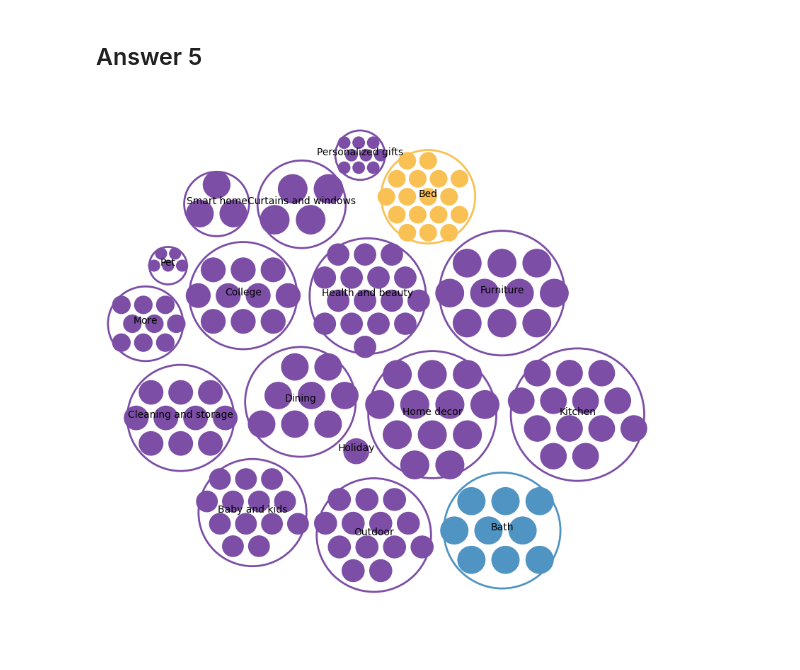
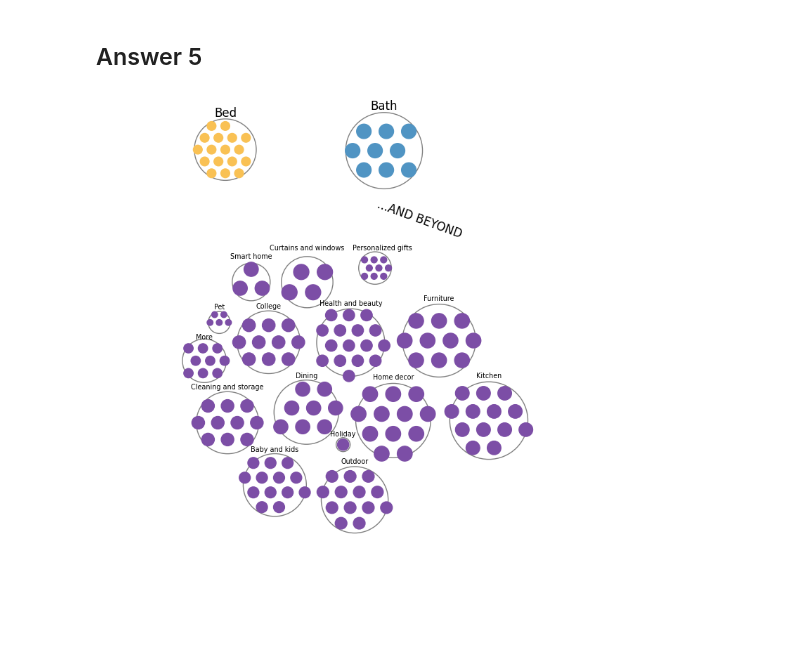
Before and after one commit to pranavarora1895/advanced-data-visualization, a Jupyter notebook: Assignment 3/COMP6934_Assignment3.ipynb, the cells around one changed output. Drawn from its saved outputs; the diff is of its cells as text; code cells hidden in the pictures.

```diff
--- a/Assignment 3/COMP6934_Assignment3.ipynb
+++ b/Assignment 3/COMP6934_Assignment3.ipynb
@@ -392,16 +371,7 @@ for index, circle in enumerate(circles):
     ax.add_patch( plt.Circle((x, y), r, linewidth=2, color="white", ec=edgecolor))
     plt.annotate(label, (x,y ), ha='center', color="white")
 
-
-count_circles = 0
-level_2_circles = []
-for c in circles:
-    if c.level == 2:
-        count_circles += 1
-        level_2_circles.append(c)
-level_2_circles.sort(reverse=True)
-
-for index, circle in enumerate(level_2_circles):
+for index, circle in enumerate(circles):
     if circle.level != 2:
       continue
     x, y, r = circle
@@ -436,47 +406,58 @@ circles = circlify.circlify(
     show_enclosure=False,
     target_enclosure=circlify.Circle(x=0, y=0, r=1)
 )
 
 
 fig, ax = plt.subplots(figsize=(10,10))
 
 
 ax.axis('off')
 
 lim = max(
     max(
-        abs(circle.x) + circle.r,
-        abs(circle.y) + circle.r,
+        abs(circle.x) + circle.r + .5,
+        abs(circle.y) + circle.r + .5,
     )
     for circle in circles
 )
 plt.xlim(-lim, lim)
 plt.ylim(-lim, lim)
 
 for index, circle in enumerate(circles):
     if circle.level != 1:
       continue
     x, y, r = circle
     label = circle.ex["id"]
-    edgecolor = BLUE if label == 'Bath' else ( YELLOW if label == 'Bed' else PURPLE)
-    ax.add_patch( plt.Circle((x, y), r*0.9, linewidth=2, color="white", ec=edgecolor))
-    plt.annotate(label, (x,y ), ha='center', color="black")
+    if label == 'Bath':
+        ax.add_patch( plt.Circle((x-.4, y+1.8), r*0.9, linewidth=1, color="white", ec='grey'))
+        ax.annotate(label, (x-.4,y+2.025 ), ha='center', color="black", fontsize='large')
+    elif label == 'Bed':
+        ax.add_patch( plt.Circle((x-1, y+.6), r*0.9, linewidth=1, color="white", ec='grey'))
+        ax.annotate(label, (x-1,y+.78 ), ha='center', color="black", fontsize='large')
+    elif label == 'Personalized gifts':
+        ax.add_patch( plt.Circle((x+0.06, y-.2), r*0.9, linewidth=1, color="white", ec='grey'))
+        ax.annotate(label, (x+0.1,y-0.1 ), ha='center', color="black", fontsize='x-small')
+    else:
+        ax.add_patch( plt.Circle((x-.1, y-.1), r*0.8, linewidth=1, color="white", ec='grey'))
+        if label == 'Pet' or label == 'Holiday' or label == 'Smart home' or label=='Curtains and windows':
+            ax.annotate(label, (x-.1,y-.1+r+0.03 ), ha='center', va='top', color="black", fontsize='x-small')
+        else:
+            ax.annotate(label, (x-.1,y-.1+r+0.0001 ), ha='center', va='top', color="black", fontsize='x-small')
+ax.text(0,.75,'...AND BEYOND', fontsize='large', rotation=-20)
 
-
-count_circles = 0
-level_2_circles = []
-for c in circles:
-    if c.level == 2:
-        count_circles += 1
-        level_2_circles.append(c)
-level_2_circles.sort(reverse=True)
-
-for index, circle in enumerate(level_2_circles):
+for index, circle in enumerate(circles):
     if circle.level != 2:
       continue
     x, y, r = circle
     label = circle.ex["id"]
     facecolor = BLUE if label == 'Bath' else ( YELLOW if label == 'Bed' else PURPLE)
-    ax.add_patch( plt.Circle((x, y), r*0.8, linewidth=1, color=facecolor))
+    if label == 'Bath':
+        ax.add_patch( plt.Circle((x-.4, y+1.8), r*0.65, linewidth=1, color=facecolor))
+    elif label == 'Bed':
+        ax.add_patch( plt.Circle((x-1, y+.6), r*0.65, linewidth=1, color=facecolor))
+    elif label == 'Personalized gifts':
+        ax.add_patch( plt.Circle((x+0.06, y-.2), r*0.65, linewidth=1, color=facecolor))
+    else:
+        ax.add_patch( plt.Circle((x-.1, y-.1), r*0.65, linewidth=1, color=facecolor))
 # %% [output]
-[figure, old version]
+[figure, new version]
```
Also changed, not shown: parts of 2 cells of this notebook.
